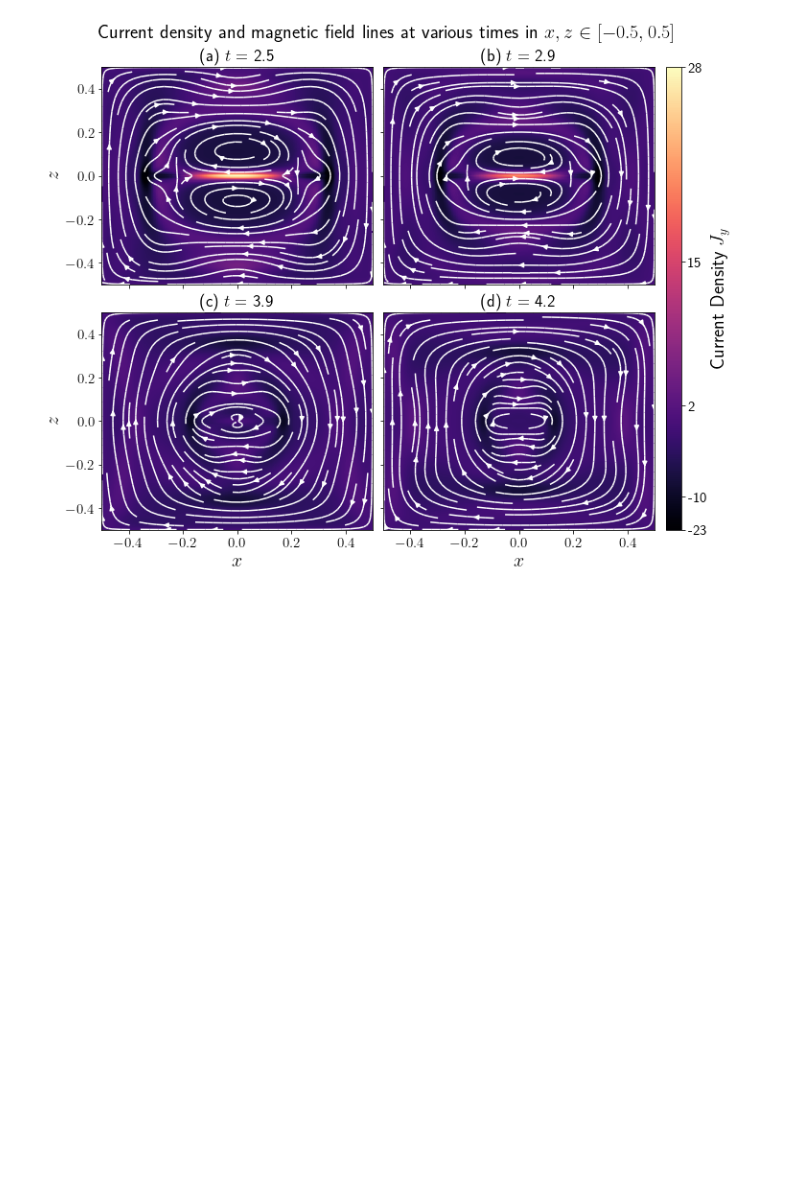
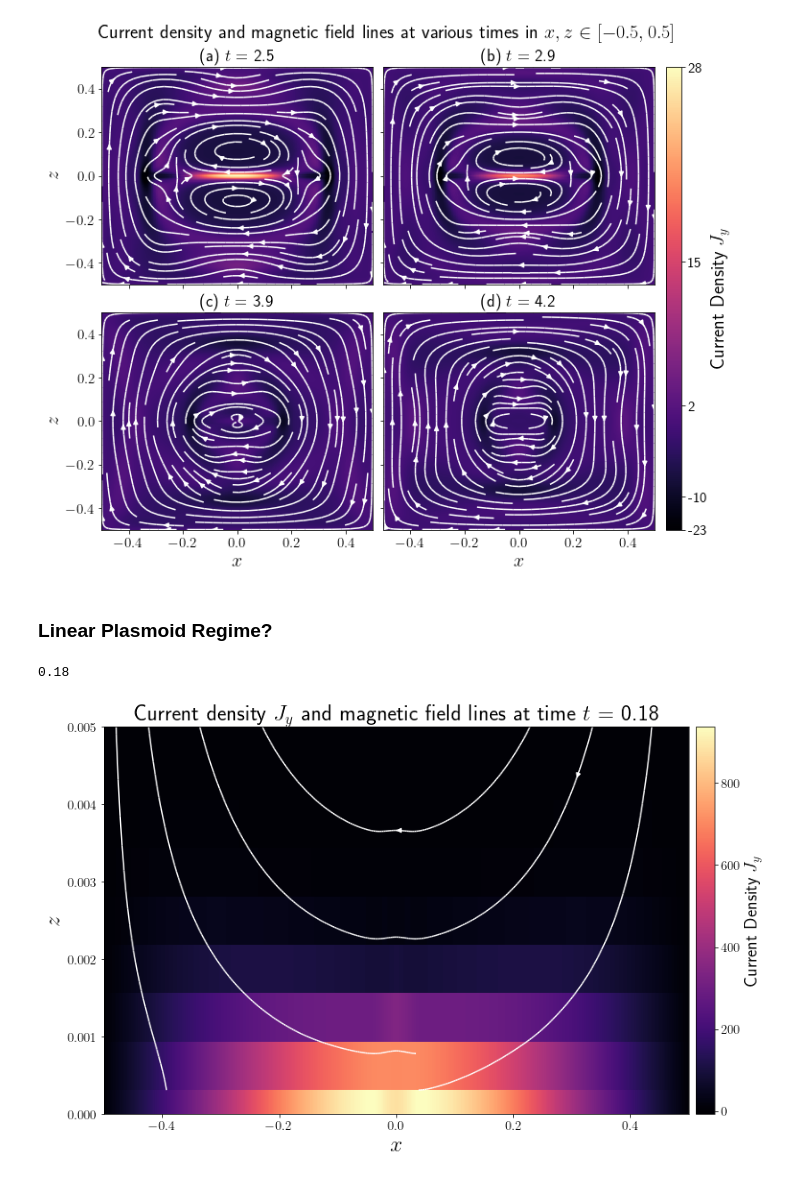
Before and after one commit to conanliptortt/MMath-Project-CL, a Jupyter notebook: Current_Magnetic_Field_Lines/current_mag_field.ipynb, the cells around one changed output. Drawn from its saved outputs; the diff is of its cells as text; code cells hidden in the pictures; blank space fills up the shorter version.

Commit message:
linear plasmoid regime added

```diff
--- a/Current_Magnetic_Field_Lines/current_mag_field.ipynb
+++ b/Current_Magnetic_Field_Lines/current_mag_field.ipynb
@@ -12,7 +12,7 @@ import glob as glob
 %matplotlib inline
 from mpl_toolkits.axes_grid1 import make_axes_locatable
 # %%
-hard_drive = '/volumes/My Passport/MMath Project/sim_5_FD'
+hard_drive = '/volumes/My Passport/MMath Project/sim_800_15'
 os.chdir(hard_drive)
 
 
@@ -76,7 +76,7 @@ def current_mag_field(d, data_dir):
     cbar.set_label(r'Current Density $J_y$', size=20)
 
     # Must specify domain to plot since streamplot adds dimension
-    plt.ylim(-0.5, 0.5)
+    plt.ylim(0, 0.005)
     plt.xlim(-0.5, 0.5)
 
     plt.xlabel(r'$x$', size=25)
@@ -283,3 +283,10 @@ fig = current_mag_field_lines_mult_fd([125,145,195,210], data_dir)
 #fig.savefig('sweet_parker_geom_multi_global.png')
 # %% [output]
 [figure]
+# %% [markdown]
+### Linear Plasmoid Regime?
+# %%
+fig = current_mag_field(9, data_dir)
+# %% [output]
+0.18
+[figure, added]
```
Also changed, not shown: parts of 2 cells of this notebook.
